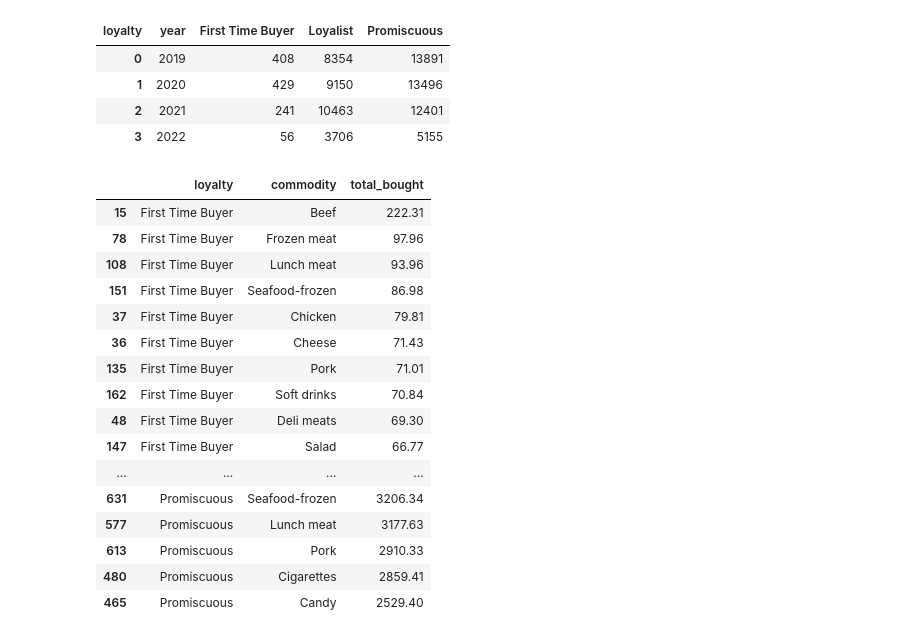
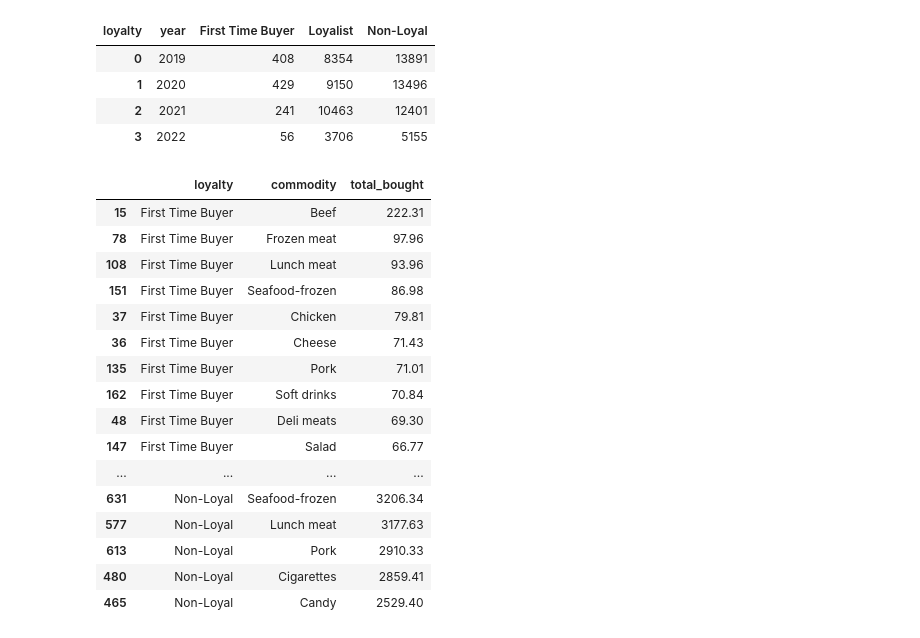
Before and after one commit to Jaxeetoo/rmit-finalsproject, a Jupyter notebook: findings.ipynb, the cells around one changed output. Drawn from its saved outputs; the diff is of its cells as text; code cells hidden in the pictures.

```diff
--- a/findings.ipynb
+++ b/findings.ipynb
@@ -21,6 +23,7 @@ df.transaction_date = pd.to_datetime(df.transaction_date, format='%d/%m/%Y')
 df['year'] = df.transaction_date.dt.year
 df['month'] = df.transaction_date.dt.month
 df['day'] = df.transaction_date.dt.day
+df['loyalty'] = df['loyalty'].replace('Non-Loyal', 'Non-Loyal')
 # df.columns
 df.head()
 # %% [output]
@@ -34,7 +37,7 @@ df.head()
 loyalties = df.groupby(['year', 'loyalty']).size().unstack().reset_index()
 loyalties
 # %% [output]
-| loyalty | year | First Time Buyer | Loyalist | Promiscuous |
+| loyalty | year | First Time Buyer | Loyalist | Non-Loyal |
 | 0 | 2019 | 408 | 8354 | 13891 |
 | 1 | 2020 | 429 | 9150 | 13496 |
 | 2 | 2021 | 241 | 10463 | 12401 |
@@ -77,32 +79,32 @@ fig_customers.show()
 # %%
 #TODO create a chart/table that would showcase the top 5 most selling points for each loyalties
 #* purpose to figure out which commodities can be used to convert non loyal customers to loyal customers
 
 revenue_per_commodities = df.groupby(['loyalty', 'commodity']).agg(total_bought=('price', 'sum')).reset_index()
 top_commodities_per_loyalty = pd.concat([revenue_per_commodities[revenue_per_commodities.loyalty == loyalty].sort_values('total_bought', ascending=False).head(10) for loyalty in revenue_per_commodities.loyalty.unique()])
 
 top_commodities_in_ftb = top_commodities_per_loyalty[top_commodities_per_loyalty.loyalty == 'First Time Buyer']
-top_commodities_in_prom = top_commodities_per_loyalty[top_commodities_per_loyalty.loyalty == 'Promiscuous']
+top_commodities_in_prom = top_commodities_per_loyalty[top_commodities_per_loyalty.loyalty == 'Non-Loyal']
 top_commodities_in_loy = top_commodities_per_loyalty[top_commodities_per_loyalty.loyalty == 'Loyalist']
 top_commodities_per_loyalty
 # %% [output]
 |  | loyalty | commodity | total_bought |
 | 15 | First Time Buyer | Beef | 222.31 |
 | 78 | First Time Buyer | Frozen meat | 97.96 |
 | 108 | First Time Buyer | Lunch meat | 93.96 |
 | 151 | First Time Buyer | Seafood-frozen | 86.98 |
 | 37 | First Time Buyer | Chicken | 79.81 |
 | 36 | First Time Buyer | Cheese | 71.43 |
 | 135 | First Time Buyer | Pork | 71.01 |
 | 162 | First Time Buyer | Soft drinks | 70.84 |
 | 48 | First Time Buyer | Deli meats | 69.30 |
 | 147 | First Time Buyer | Salad | 66.77 |
 | ... | ... | ... | ... |
-| 631 | Promiscuous | Seafood-frozen | 3206.34 |
-| 577 | Promiscuous | Lunch meat | 3177.63 |
-| 613 | Promiscuous | Pork | 2910.33 |
-| 480 | Promiscuous | Cigarettes | 2859.41 |
-| 465 | Promiscuous | Candy | 2529.40 |
+| 631 | Non-Loyal | Seafood-frozen | 3206.34 |
+| 577 | Non-Loyal | Lunch meat | 3177.63 |
+| 613 | Non-Loyal | Pork | 2910.33 |
+| 480 | Non-Loyal | Cigarettes | 2859.41 |
+| 465 | Non-Loyal | Candy | 2529.40 |
 # %%
 #* FIRST TIME BUYER
 
```
Also changed, not shown: parts of 7 cells of this notebook, 4 other files.
